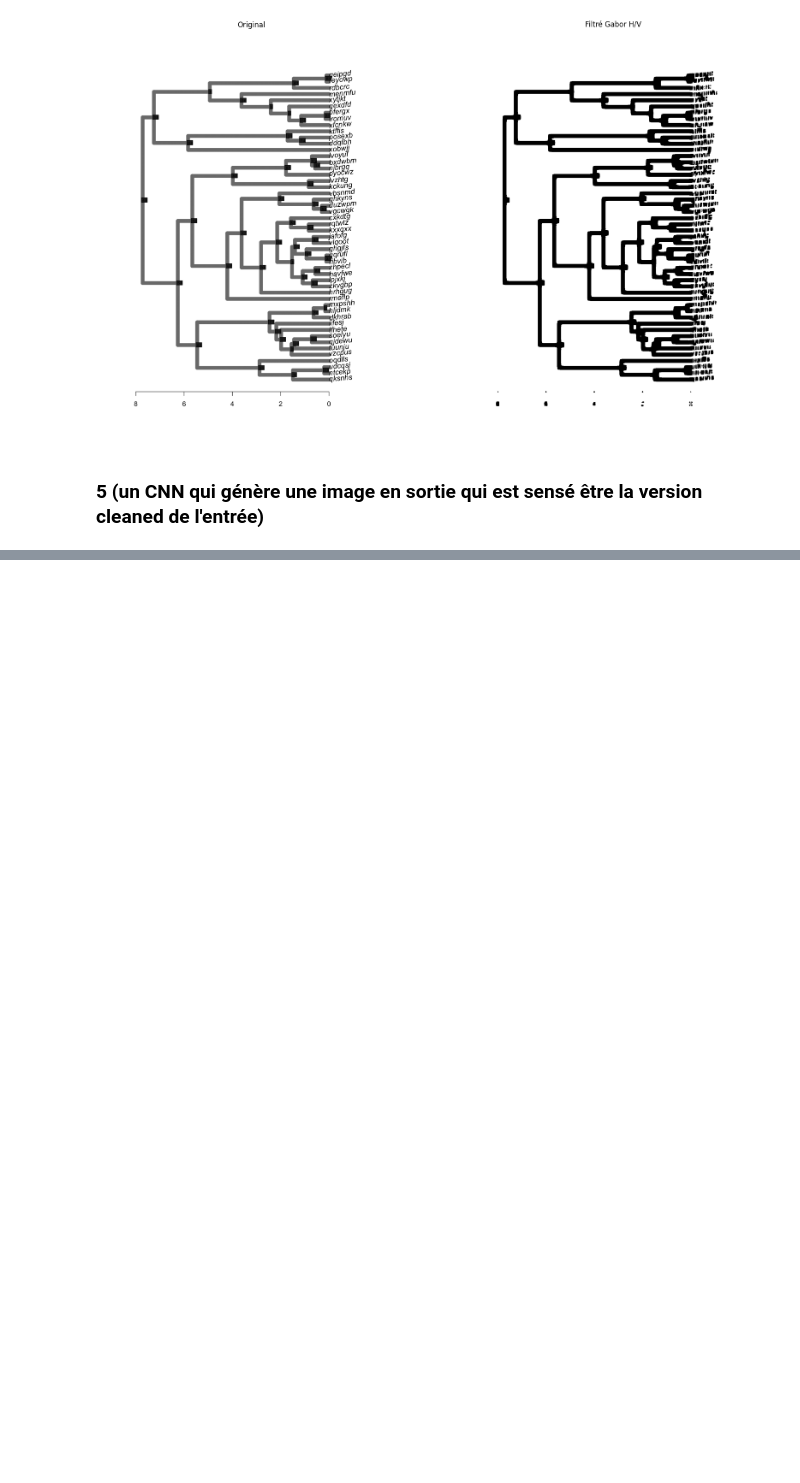
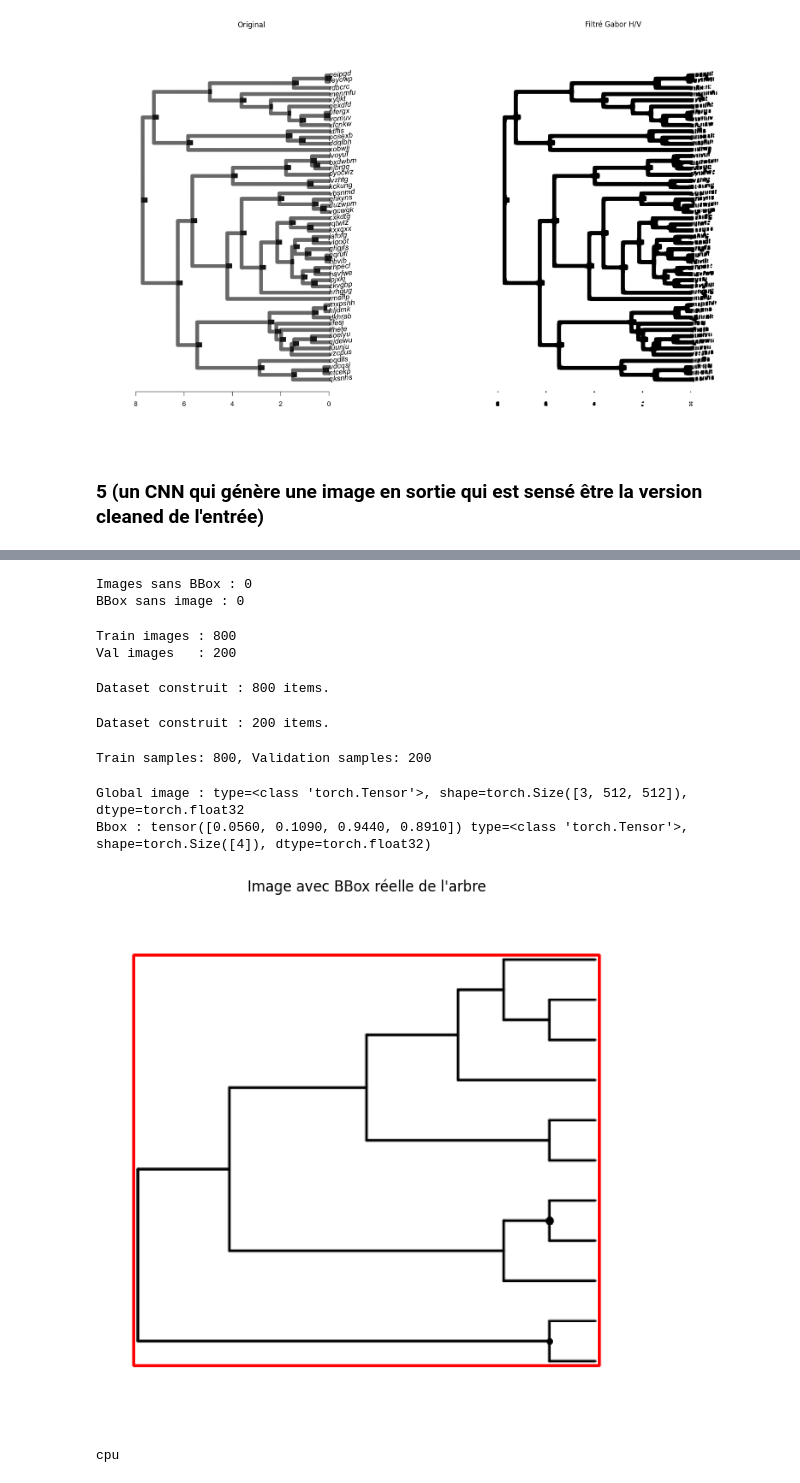
Before and after one commit to BDorian332/ITPT, a Jupyter notebook: dev/_notebooks/label_extraction_paddleocr.ipynb, the cells around one changed output, grey strips where cells are left out. Cells and saved outputs as stored; diff of their text form; code cells hidden in the pictures; blank space fills up the shorter version.

```diff
--- a/dev/_notebooks/label_extraction_paddleocr.ipynb
+++ b/dev/_notebooks/label_extraction_paddleocr.ipynb
@@ -2335,6 +2429,3 @@ torch.save(model.state_dict(), "cleaning_model_5_weights.pth")
-# %%
-with open("cleaning_model_5_history.pkl", "wb") as f:
-    pickle.dump(history, f)
 # %%
 gc.collect()
 torch.cuda.empty_cache()
@@ -2354,0 +2593,65 @@ plt.show()
+# %%
+image_names = set(os.path.splitext(os.path.basename(p))[0] for p in image_paths)
+bbox_names = set(gt_bboxes.keys())
+
+print("Images sans BBox :", len(image_names - bbox_names))
+print("BBox sans image :", len(bbox_names - image_names))
+# %% [output]
+Images sans BBox : 0
+BBox sans image : 0
+# %%
+train_paths, val_paths = train_test_split(
+    image_paths[:1000],
+    test_size=0.2,
+    random_state=42,
+)
+
+print(f"Train images : {len(train_paths)}")
+print(f"Val images   : {len(val_paths)}")
+# %% [output]
+Train images : 800
+Val images   : 200
+# %%
+train_dataset = PhyloTreeBBoxDataset(train_paths, gt_bboxes)
+val_dataset = PhyloTreeBBoxDataset(val_paths, gt_bboxes)
+# %% [output]
+Dataset construit : 800 items.
+Dataset construit : 200 items.
+# %%
+print(f"Train samples: {len(train_dataset)}, Validation samples: {len(val_dataset)}")
+# %% [output]
+Train samples: 800, Validation samples: 200
+# %%
+global_img, bbox = train_dataset[1]
+
+print(f"Global image : type={type(global_img)}, shape={global_img.shape}, dtype={global_img.dtype}")
+print(f"Bbox : {bbox} type={type(bbox)}, shape={bbox.shape}, dtype={bbox.dtype})")
+
+img_np = global_img.permute(1, 2, 0).numpy() # C,H,W -> H,W,C
+img_np = (img_np * 255).astype(np.uint8)
+
+H, W, _ = img_np.shape
+
+x_min = int(bbox[0].item() * W)
+y_min = int(bbox[1].item() * H)
+x_max = int(bbox[2].item() * W)
+y_max = int(bbox[3].item() * H)
+
+bbox_poly = np.array([
+    [x_min, y_min],
+    [x_max, y_min],
+    [x_max, y_max],
+    [x_min, y_max],
+], dtype=np.int32)
+
+cv2.polylines(img_np, [bbox_poly], isClosed=True, color=(255, 0, 0), thickness=2)
+
+plt.figure(figsize=(8, 8))
+plt.imshow(img_np)
+plt.title("Image avec BBox réelle de l'arbre")
+plt.axis("off")
+plt.show()
+# %% [output]
+Global image : type=<class 'torch.Tensor'>, shape=torch.Size([3, 512, 512]), dtype=torch.float32
+Bbox : tensor([0.0560, 0.1090, 0.9440, 0.8910]) type=<class 'torch.Tensor'>, shape=torch.Size([4]), dtype=torch.float32)
+[figure, added]
@@ -2354,0 +2789,5 @@ plt.show()
+# %%
+device = "cuda" if torch.cuda.is_available() else "cpu"
+print(device)
+# %% [output]
+cpu
```
Also changed, not shown: parts of 30 cells of this notebook.
